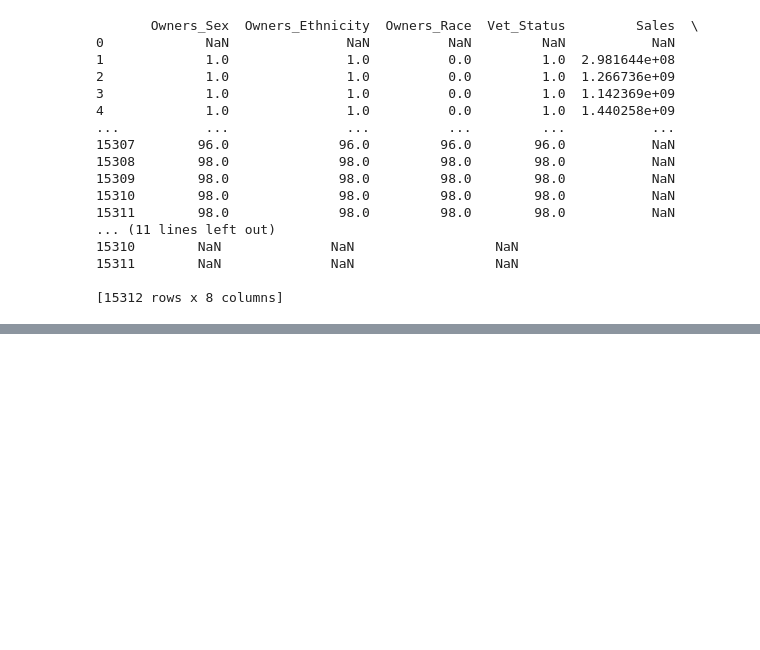
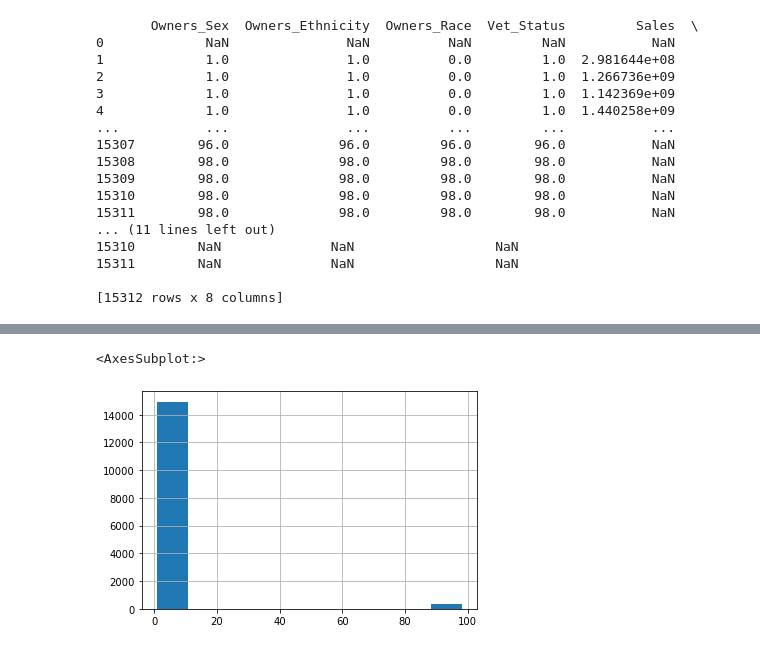
Before and after one commit to janolos/Team-WIB, a Jupyter notebook: 2020 ABS Business Data.ipynb, the cells around one changed output, grey strips where cells are left out. Cells and saved outputs as stored; diff of their text form; code cells hidden in the pictures; blank space fills up the shorter version.

```diff
--- a/2020 ABS Business Data.ipynb
+++ b/2020 ABS Business Data.ipynb
@@ -91,0 +178,5 @@ print(WBiz2020Sub_2float)
+# %%
+WBiz2020Sub_2float['Vet_Status'].hist()
+# %% [output]
+<AxesSubplot:>
+[figure, added]
```
Also changed, not shown: parts of 20 cells of this notebook.
